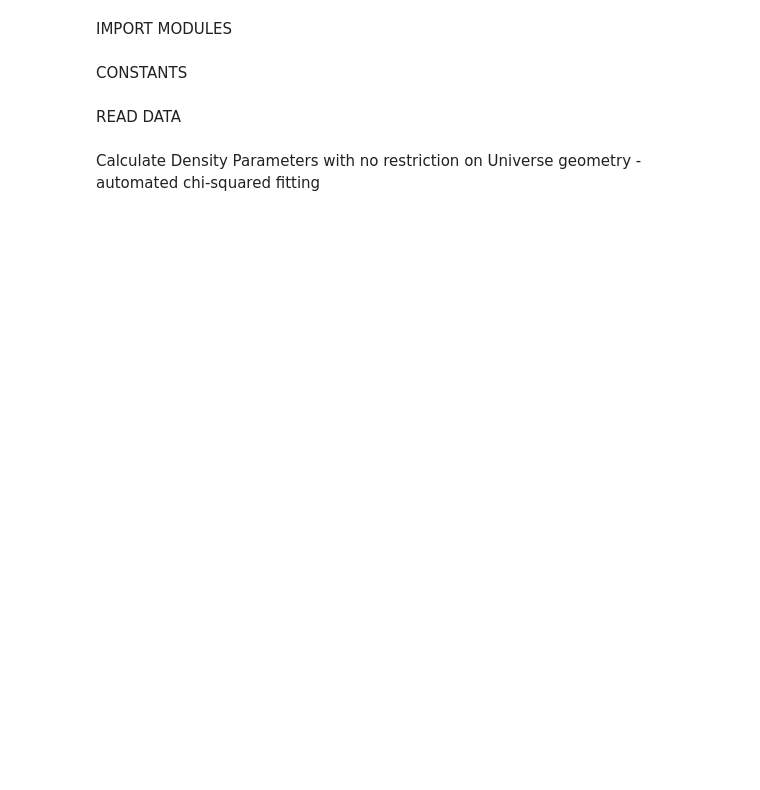
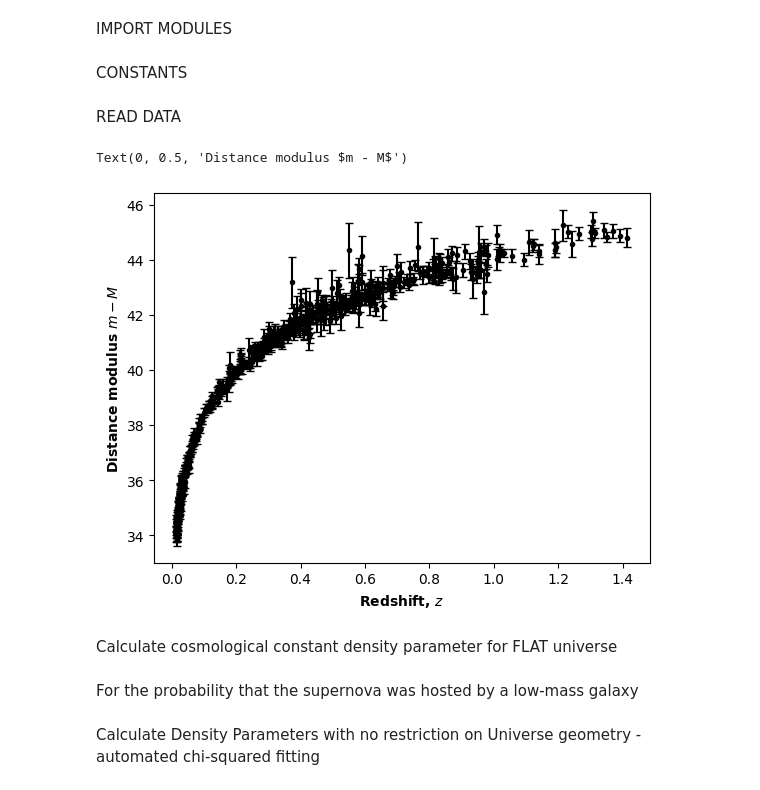
Before and after one commit to BradleyMak/Supernova_Cosmology, a Jupyter notebook: extension.ipynb, the cells around one changed output. Saved outputs shown, nothing was run; the diff lists cells and outputs as text; code cells hidden in the pictures; blank space fills up the shorter version.

```diff
--- a/extension.ipynb
+++ b/extension.ipynb
@@ -21,4 +23,13 @@ READ DATA
 # %%
 #reads data and saves it into relevantly named variables.
 data = functions.read_data('sn_data_extended.txt')
-name, redshift, distance_modulus, dm_err = data[0], data[1], data[2], data[3]
+name, redshift, distance_modulus, dm_err, low_mass_prob = data[0], data[1], data[2], data[3], data[4]
+# %%
+plt.errorbar(redshift, distance_modulus, yerr = dm_err, linestyle = 'None', marker='o', color = 'black', capsize = 3, markersize = 3)
+plt.xlabel('Redshift, $z$', weight = 'bold')
+plt.ylabel('Distance modulus $m - M$', weight = 'bold')
+# %% [output]
+Text(0, 0.5, 'Distance modulus $m - M$')
+[figure, added]
+# %% [markdown]
+Calculate cosmological constant density parameter for FLAT universe
@@ -24,0 +77,2 @@ name, redshift, distance_modulus, dm_err = data[0], data[1], data[2], data[3]
+# %% [markdown]
+For the probability that the supernova was hosted by a low-mass galaxy
```
Also changed, not shown: parts of 42 cells of this notebook, 2 other files.
